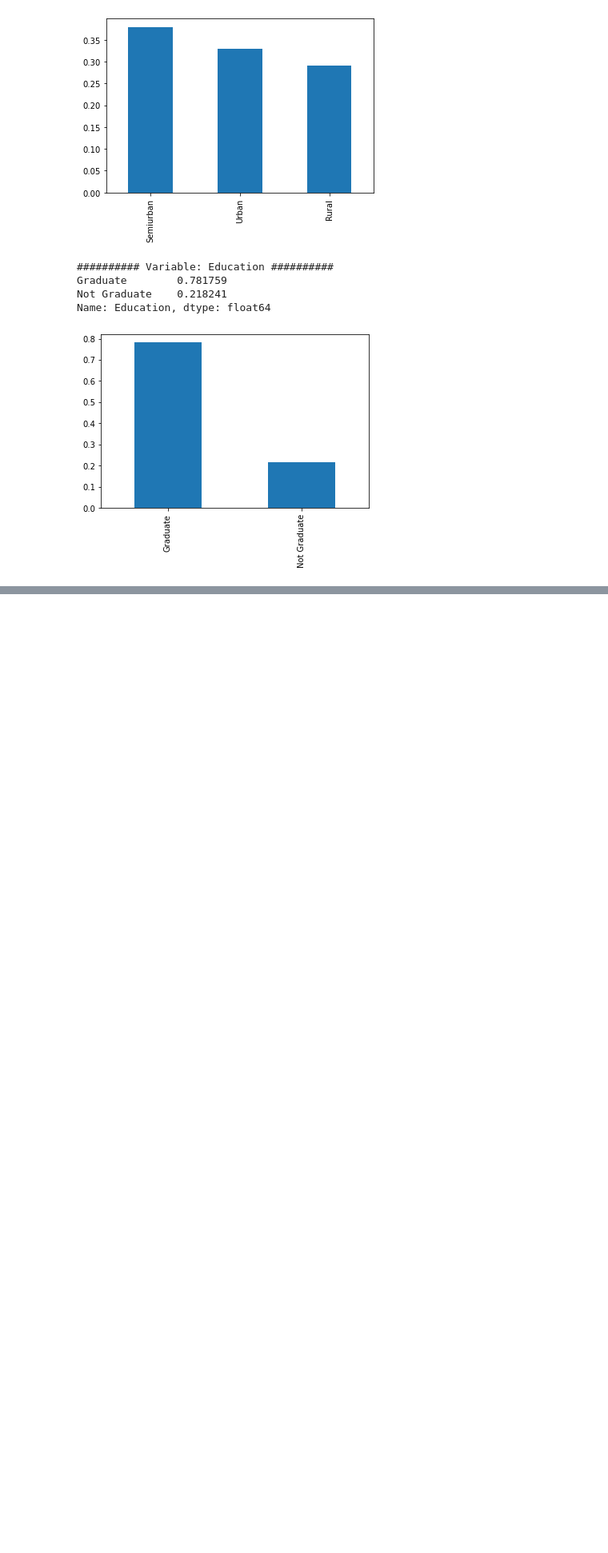
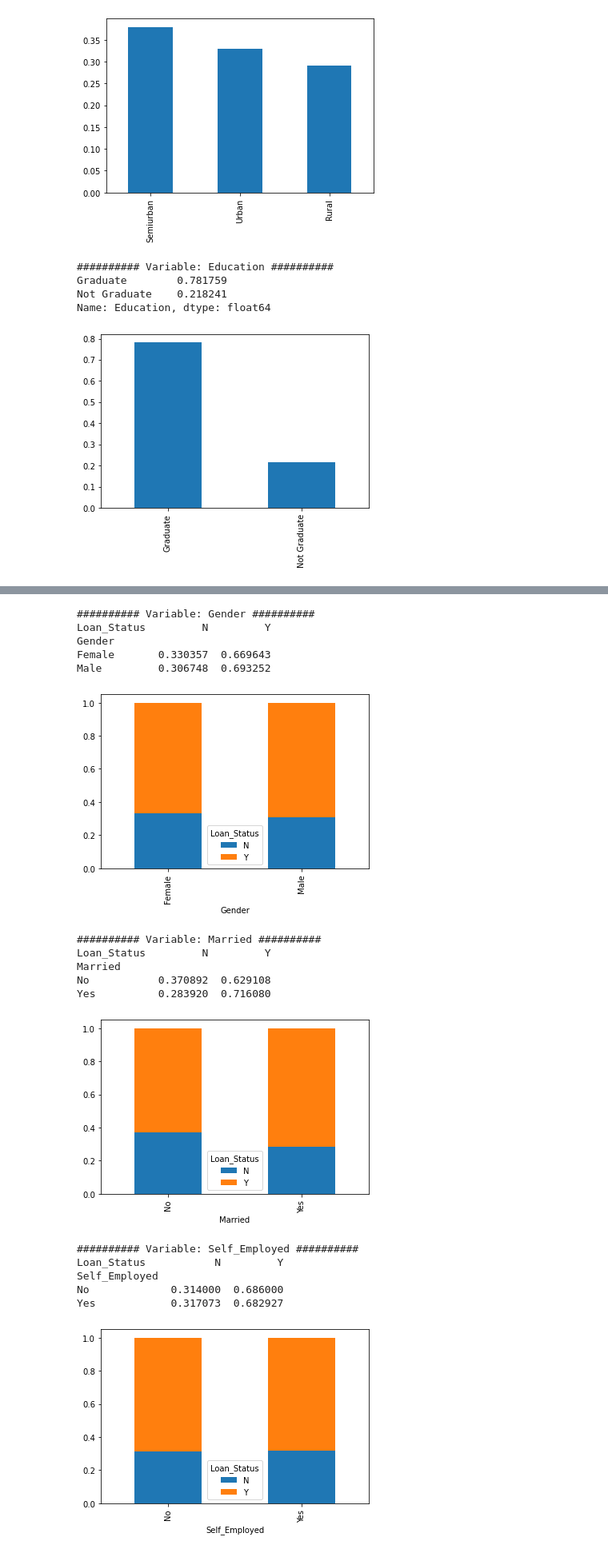
Before and after one commit to Keerthivasan-A/learning, a Jupyter notebook: Loan Prediction.ipynb, the cells around one changed output, grey strips where cells are left out. Shown at 80% size. Saved outputs shown, nothing was run; the diff lists cells and outputs as text; code cells hidden in the pictures; blank space fills up the shorter version.

```diff
--- a/Loan Prediction.ipynb
+++ b/Loan Prediction.ipynb
@@ -128,0 +138,27 @@ Name: Education, dtype: float64
+# %%
+for col in cat_cols:
+    print("#"*10 + " Variable: {} ".format(col) + "#"*10)
+    df = pd.crosstab(train[col], train['Loan_Status'])
+    df = df.div(df.sum(1).astype(float), axis=0)
+    print(df)
+    df.plot(kind='bar', stacked=True)
+    plt.show()
+# %% [output]
+########## Variable: Gender ##########
+Loan_Status         N         Y
+Gender
+Female       0.330357  0.669643
+Male         0.306748  0.693252
+[figure, added]
+########## Variable: Married ##########
+Loan_Status         N         Y
+Married
+No           0.370892  0.629108
+Yes          0.283920  0.716080
+[figure, added]
+########## Variable: Self_Employed ##########
+Loan_Status           N         Y
+Self_Employed
+No             0.314000  0.686000
+Yes            0.317073  0.682927
+[figure, added]
```
Also changed, not shown: parts of 9 cells of this notebook.
